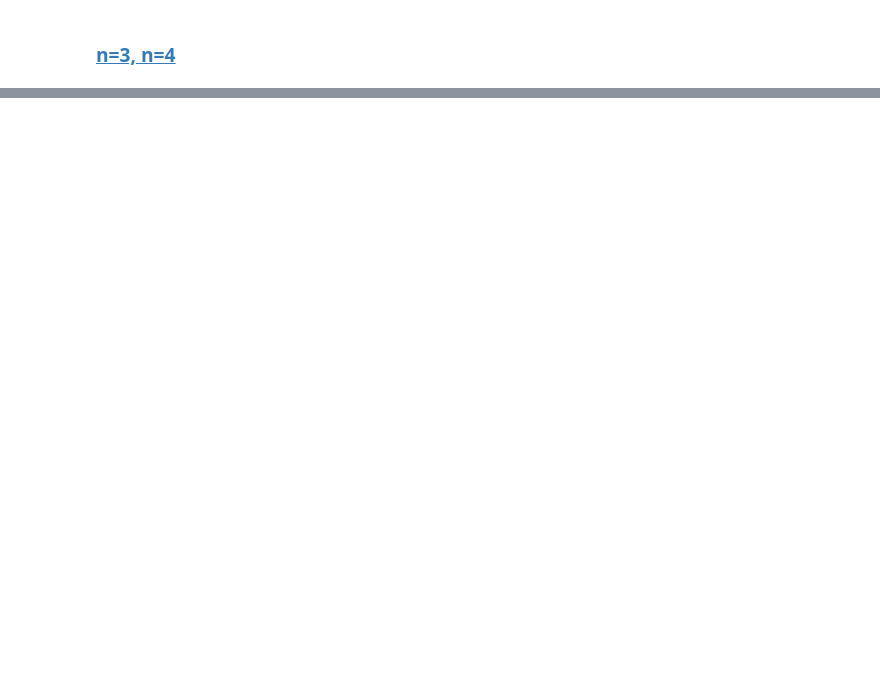
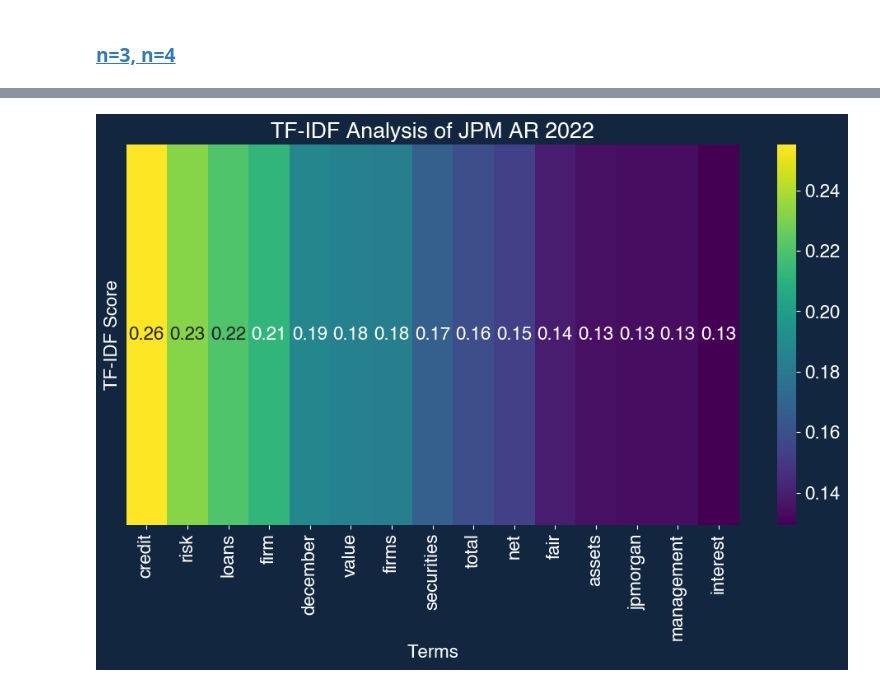
Before and after one commit to george-m2/financial-reports-data-mining, a Jupyter notebook: textExtractionDemo.ipynb, the cells around one changed output, grey strips where cells are left out. Cells and saved outputs as stored; diff of their text form; code cells hidden in the pictures; blank space fills up the shorter version.

Commit message:
Added JPM TF-IDF analysis

```diff
--- a/textExtractionDemo.ipynb
+++ b/textExtractionDemo.ipynb
@@ -492,0 +711,5 @@ plt.show()
+# %%
+cv = CountVectorizer()
+word_count_vector = cv.fit_transform([extractPDF("src/jpm/NYSE_JPM_2022.pdf")]) #
+print(word_count_vector)
+word_count_vector.shape
@@ -492,0 +739,6 @@ plt.show()
+# %%
+tf = TfidfTransformer(smooth_idf=True, use_idf=True) #init TfidfTransformer, set smooth_idf=True to avoid division by zero, use_idf=True to enable idf reweighting
+index = cv.get_feature_names_out()
+tf.fit(word_count_vector) # fit the word_count_vector to the transformer
+df_idf = pd.DataFrame(tf.idf_, index, columns=["idf_weights"]) # extract idf weights
+df_idf.sort_values(by=['idf_weights'], ascending=False) # sort by idf weights
@@ -492,0 +761,4 @@ plt.show()
+# %%
+tf_idf_vector=tf.transform(word_count_vector) # word_count_vector -> tf-idf vector to plot
+tfidf_df = pd.DataFrame(tf_idf_vector.T.todense(), index, columns=["tfidf"]) # vector -> df
+tfidf_df.sort_values(by=["tfidf"],ascending=False)
@@ -492,0 +779,9 @@ plt.show()
+# %%
+plt.figure(figsize=(12, 6))
+sns.heatmap(tfidf_df.nlargest(15, 'tfidf').T, cmap='viridis', annot=True, fmt=".2f", yticklabels=False)
+plt.title('TF-IDF Analysis of JPM AR 2022')
+plt.xlabel('Terms')
+plt.ylabel('TF-IDF Score')
+plt.show()
+# %% [output]
+[figure, added]
```
Also changed, not shown: parts of 29 cells of this notebook.
